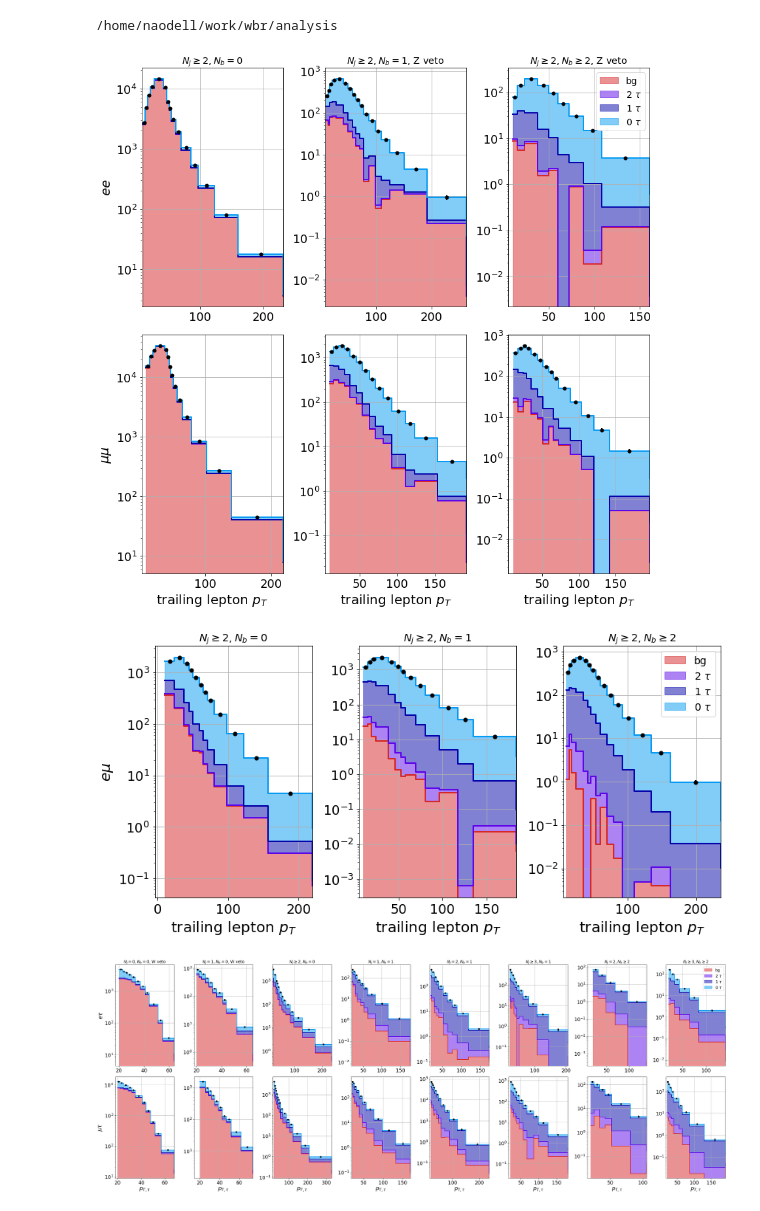
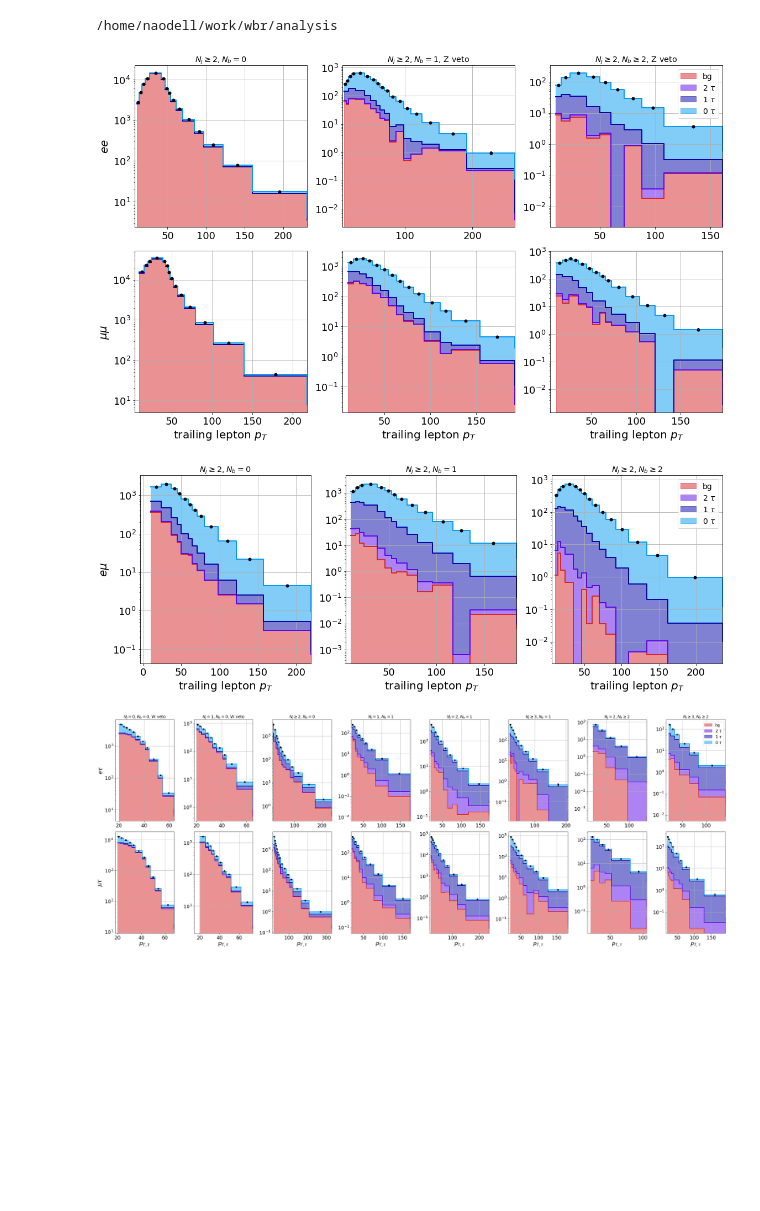
Before and after one commit to NWUHEP/analysis-tools, a Jupyter notebook: notebooks/w_br_asimov.ipynb, the cells around one changed output. Saved outputs shown, nothing was run; the diff lists cells and outputs as text; code cells hidden in the pictures; blank space fills up the shorter version.

```diff
--- a/notebooks/w_br_asimov.ipynb
+++ b/notebooks/w_br_asimov.ipynb
@@ -34,7 +34,7 @@ matplotlib.rcParams.update(params)
 /home/naodell/work/wbr/analysis
 # %%
 # configure, get the input data, and do any additional processing that is needed
-input_dir  = f'local_data/templates/jes_fix/'
+input_dir  = f'local_data/templates/test_no_bbb/'
 selections = [
               'emu',
               'mumu',  'mutau',  'mu4j',
@@ -88,7 +88,7 @@ for selection in selections:
 # %%
 # visualize toy data (ee, mumu)
 #fig, axes = plt.subplots(len(pt.categories), len(selections), figsize=(24, 12), facecolor='white')
-fig, axes = plt.subplots(2, 3, figsize=(12, 12), facecolor='white')
+fig, axes = plt.subplots(2, 3, figsize=(16, 10), facecolor='white')
 for i, selection in enumerate(['ee', 'mumu']):
     for j, (category, template_data) in enumerate(fit_data.get_selection_data(selection).items()):
         ax = axes[i][j]
@@ -127,38 +127,38 @@ for i, selection in enumerate(['ee', 'mumu']):
                 h_nominal += fh.signal_mixture_model(beta_init, br_tau, signal_template, single_w=True)
             elif dataset != 'data':
                 h_bg += template['val']
 
         h_nominal += h_bg
         h_twotau += h_bg
         h_onetau += h_twotau
 
         ax.plot(bins, h_bg/dx, drawstyle='steps-post', c='C3', linestyle='-', linewidth=2., label='_nolegend_')
         ax.fill_between(bins, h_bg/dx, color='C3', step='post', alpha=0.5, label='bg')
 
         ax.plot(bins, h_twotau/dx, drawstyle='steps-post', c='xkcd:blue violet', linestyle='-', linewidth=2., label='_nolegend_')
         ax.fill_between(bins, h_bg/dx, h_twotau/dx, color='xkcd:blue violet', step='post', alpha=0.5, label=r'2 $\tau$' )
         ax.plot(bins, h_onetau/dx, drawstyle='steps-post', c='xkcd:royal blue', linestyle='-', linewidth=2., label='_nolegend_')
         ax.fill_between(bins, h_twotau/dx, h_onetau/dx, color='xkcd:royal blue', step='post', alpha=0.5, label=r'1 $\tau$')
         ax.plot(bins, h_nominal/dx, drawstyle='steps-post', c='xkcd:azure', linestyle='-', linewidth=2., label='_nolegend')
         ax.fill_between(bins, h_onetau/dx, h_nominal/dx, color='xkcd:azure', step='post', alpha=0.5, label=r'0 $\tau$')
 
         xmin, xmax = bins[0]-dx[0], bins[-2]+dx[-2]
         ax.set_xlim(xmin, xmax)
         #ax.set_ylim(0.01, 10.*np.max(h_nominal[0]/dx))
         ax.set_yscale('log')
         ax.grid()
 
     axes[0][-1].legend(fontsize=14)
 
 plt.tight_layout()
 plt.savefig('plots/toy_mc_example_ll.pdf')
 plt.show()
 # %% [output]
-[figure, old version]
+[figure, new version]
 # %%
 # visualize toy data (emu)
 #fig, axes = plt.subplots(len(pt.categories), len(selections), figsize=(24, 12), facecolor='white')
-fig, axes = plt.subplots(1, 3, figsize=(12, 6), facecolor='white')
+fig, axes = plt.subplots(1, 3, figsize=(16, 6), facecolor='white')
 
 selection = 'emu'
 for j, (category, template_data) in enumerate(fit_data.get_selection_data(selection).items()):
@@ -222,7 +222,7 @@ plt.tight_layout()
 plt.savefig('plots/toy_mc_example_emu.pdf')
 plt.show()
 # %% [output]
-[figure, old version]
+[figure, new version]
 # %%
 # visualize toy data (mutau, etau)
 #fig, axes = plt.subplots(len(pt.categories), len(selections), figsize=(24, 12), facecolor='white')
```
Also changed, not shown: parts of 7 cells of this notebook, 10 other files.
